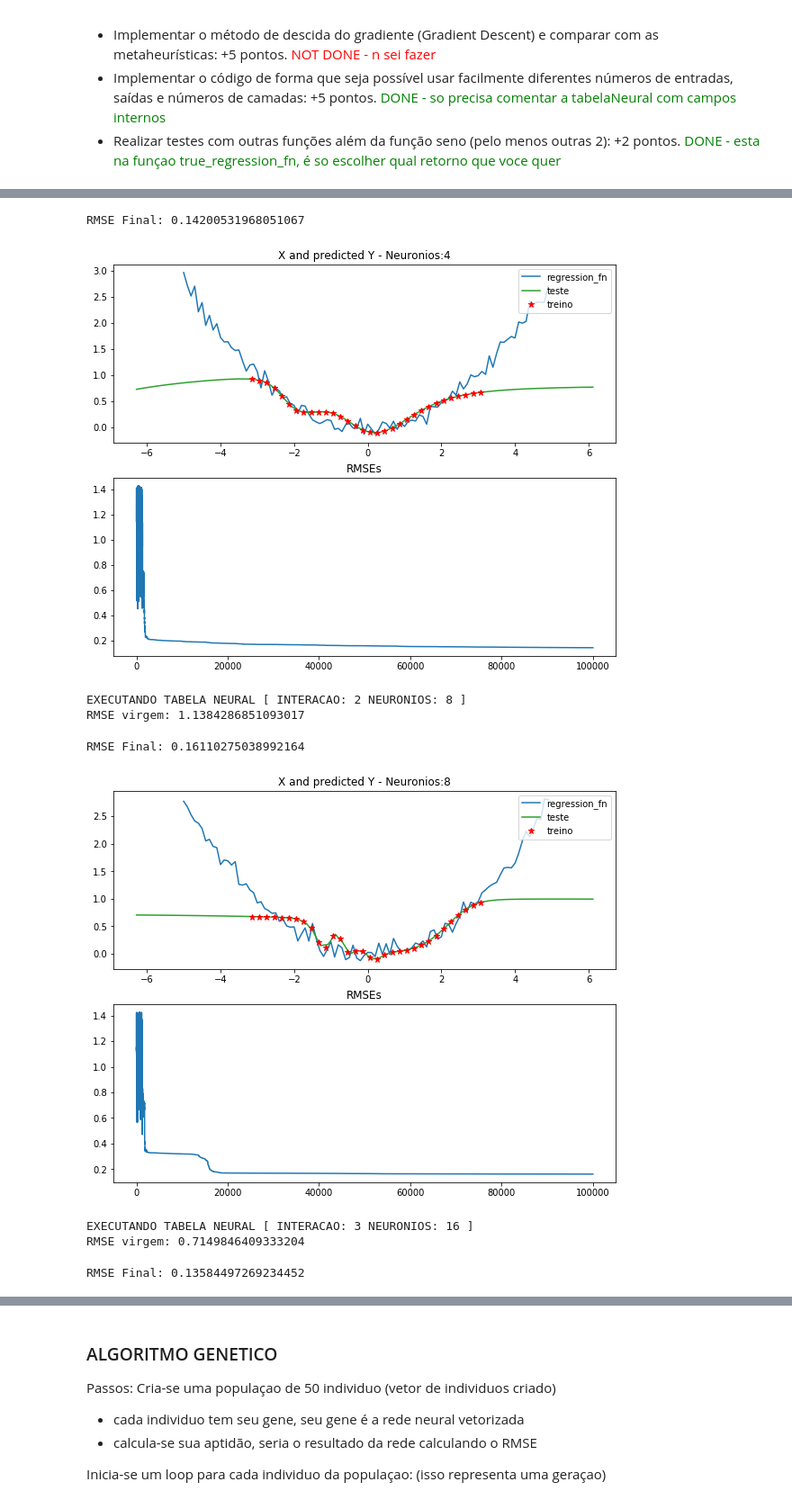
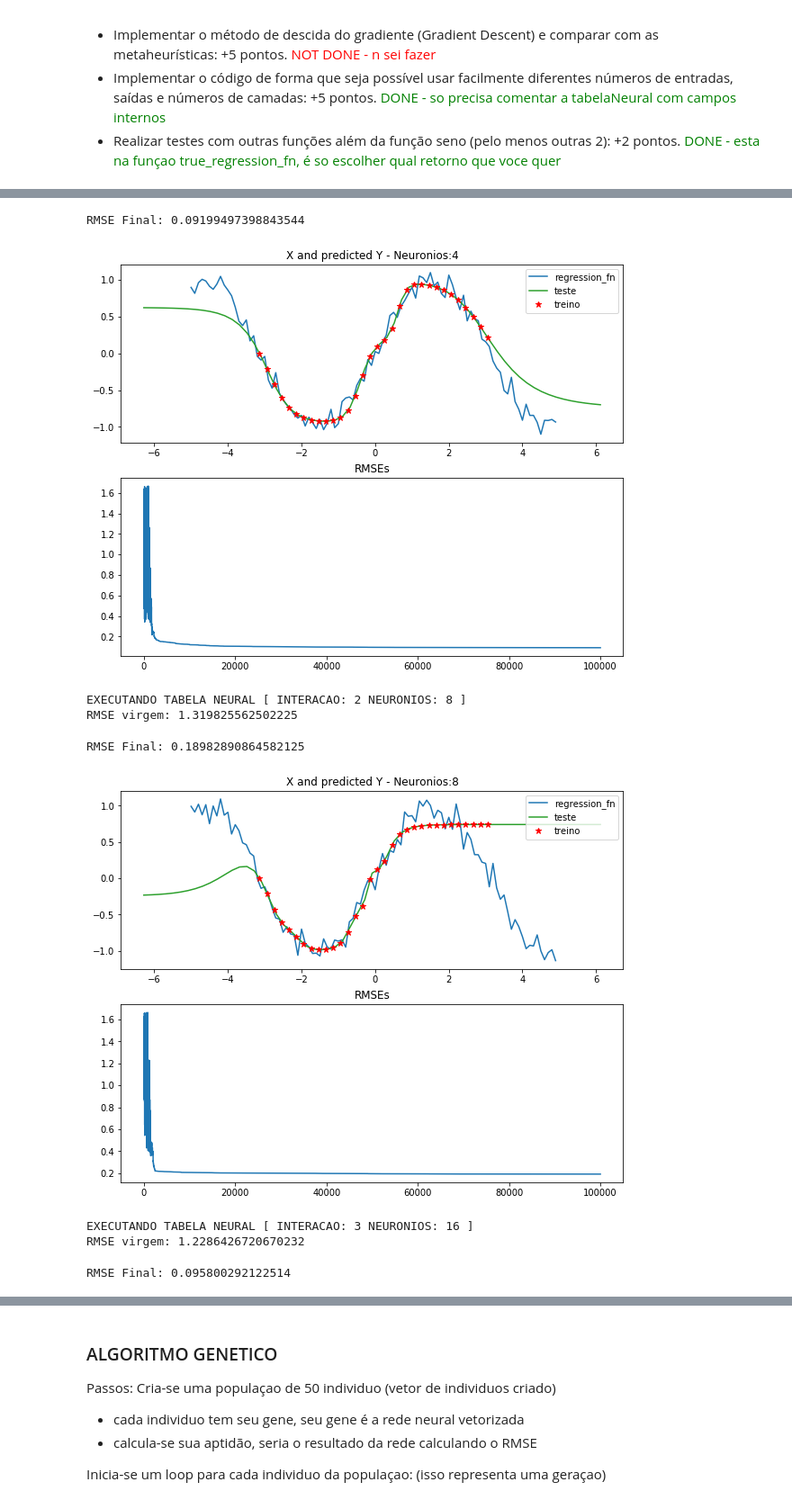
Before and after one commit to LuizGuzzo/Mestrado, a Jupyter notebook: Inteligencia Artificial/trab2/trab2.ipynb, the cells around one changed output, grey strips where cells are left out. Shown: that part at 90% size. Saved outputs shown, nothing was run; the diff lists cells and outputs as text; code cells hidden in the pictures.

```diff
--- a/Inteligencia Artificial/trab2/trab2.ipynb
+++ b/Inteligencia Artificial/trab2/trab2.ipynb
@@ -23,9 +23,9 @@ Devem ser entregues os códigos-fontes e um relatório que apresente e discuta,
 ##FUNÇÕES
 
 def true_regression_fn(x): # troca pra coseno dps tangente
-#     return np.sen(x) + np.random.normal(loc=0.0, scale = 0.1)
+    return np.sin(x) + np.random.normal(loc=0.0, scale = 0.1)
 #     return (x ** 2) + 5 * np.sin(5 * x) # complexa o suficiente para nao precisar de ruido
-    return np.power((x/3),2) + np.random.normal(loc=0.0, scale = 0.1)
+#     return np.power((x/3),2) + np.random.normal(loc=0.0, scale = 0.1)
 
 def calculaRMSE(TREINO_ESCOPO,RESP_regression,rede):
 
@@ -166,7 +166,7 @@ tabelaRmse = []
 # %%
 ## MAIN SA
 tabelaRmse = []
-def main():
+def mainSA():
 
     # caso precise criar uma rede com varias entradas
 #     entrada = [] # entrada varios valores
@@ -297,7 +297,7 @@ def main():
         plot_teste = plt.plot(TESTE_ESCOPO, resultado_teste,color='tab:green', markersize=7, label="teste") # resposta da rede com o escopo de teste
         plot_treino = plt.plot(TREINO_ESCOPO, resultado_treino,'*r', markersize=7, label = "treino") # resposta da rede com o escopo de treino
         plt.legend(loc ="upper right")
-        plt.title("X and predicted Y - Neuronios:"+str(tabelaNeural[tn]))
+        plt.title("X and predicted Y - Neuronios: "+str(tabelaNeural[tn]))
 
 
         plt.subplot(2, 1, 2)
@@ -313,6 +313,6 @@ def main():
 
 
 if __name__ == "__main__":
-    main()
+    mainSA()
 # %% [output]
 EXECUTANDO TABELA NEURAL [ INTERACAO: 0 NEURONIOS: 2 ]
@@ -324,9 +324,9 @@ RMSE virgem: 1.1442346519616144
-RMSE Final: 0.14200531968051067
+RMSE Final: 0.09199497398843544
-[figure, old version]
+[figure, new version]
 EXECUTANDO TABELA NEURAL [ INTERACAO: 2 NEURONIOS: 8 ]
-RMSE virgem: 1.1384286851093017
+RMSE virgem: 1.319825562502225
-RMSE Final: 0.16110275038992164
+RMSE Final: 0.18982890864582125
-[figure, old version]
+[figure, new version]
 EXECUTANDO TABELA NEURAL [ INTERACAO: 3 NEURONIOS: 16 ]
-RMSE virgem: 0.7149846409333204
+RMSE virgem: 1.2286426720670232
-RMSE Final: 0.13584497269234452
+RMSE Final: 0.095800292122514
```
Also changed, not shown: parts of 2 cells of this notebook, 12 other files.
